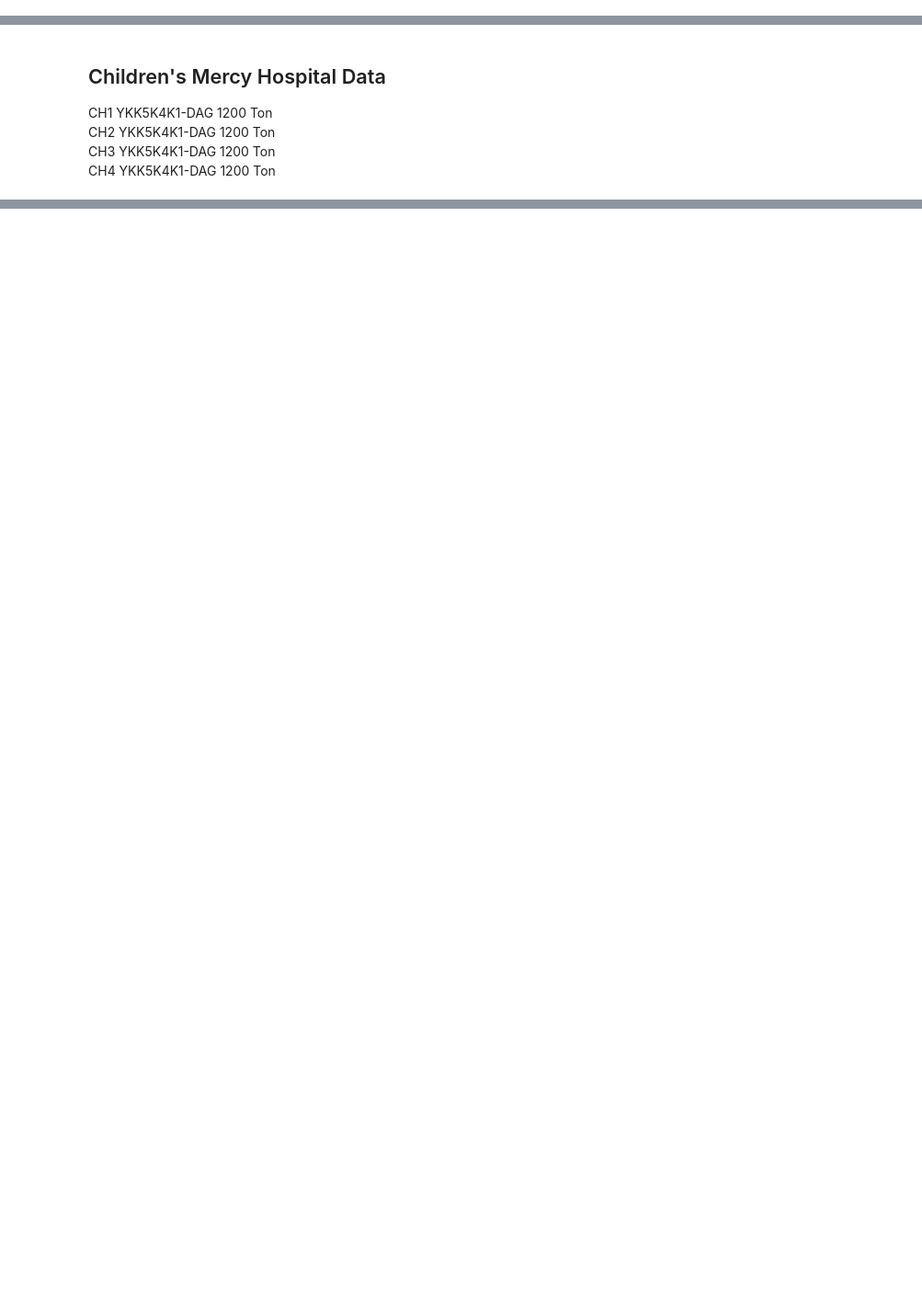
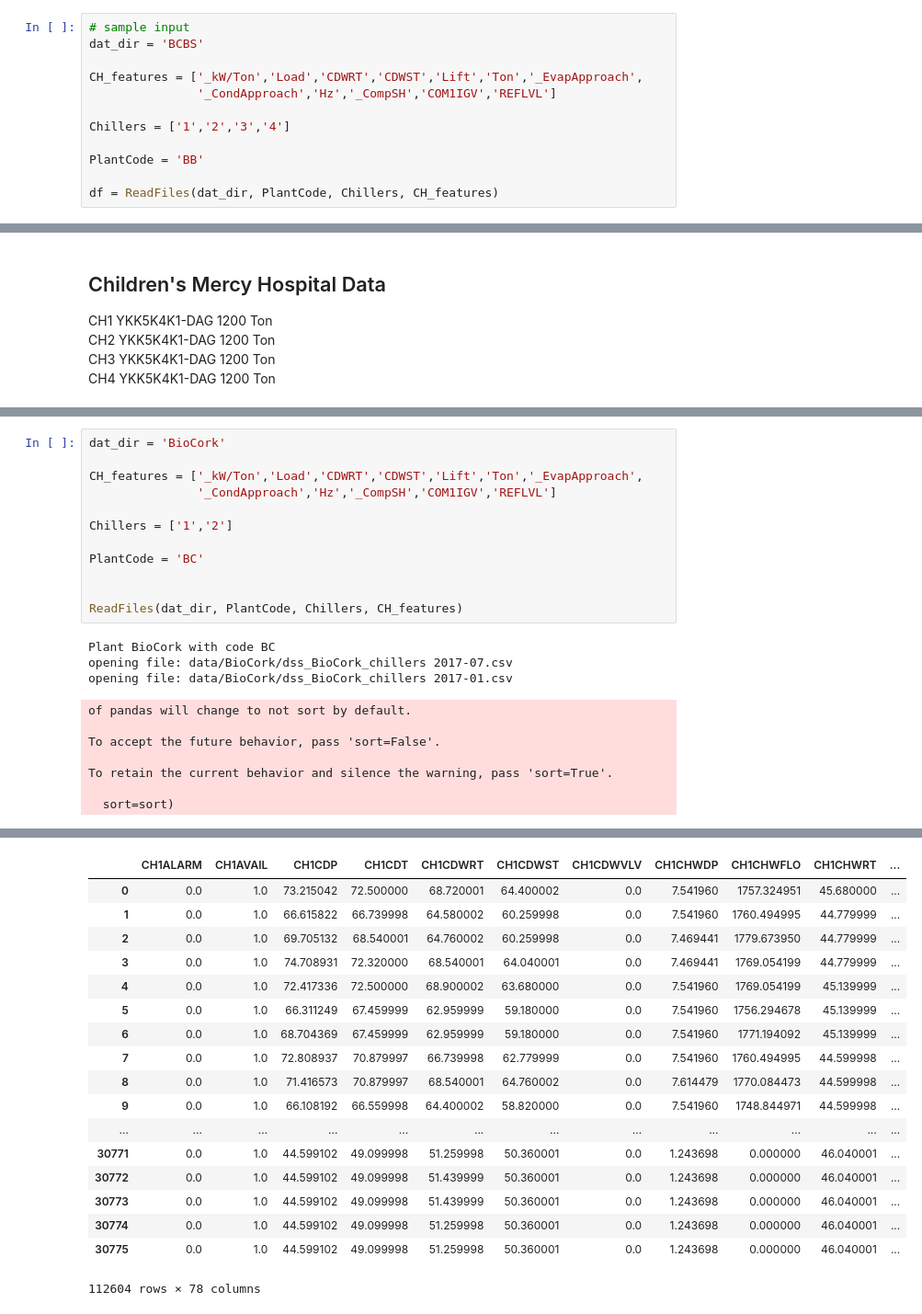
Before and after one commit to Stitchmaker/Metis_Bootcamp, a Jupyter notebook: Kojak_Project/Kojak_ExtractChillerData.ipynb, the cells around one changed output, grey strips where cells are left out. Shown: that part at 92% size. Saved outputs shown, nothing was run; the diff lists cells and outputs as text; blank space fills up the shorter version.

```diff
--- a/Kojak_Project/Kojak_ExtractChillerData.ipynb
+++ b/Kojak_Project/Kojak_ExtractChillerData.ipynb
@@ -9,0 +14,12 @@ import glob
+# %%
+# sample input
+dat_dir = 'BCBS'
+
+CH_features = ['_kW/Ton','Load','CDWRT','CDWST','Lift','Ton','_EvapApproach',
+               '_CondApproach','Hz','_CompSH','COM1IGV','REFLVL']
+
+Chillers = ['1','2','3','4']
+
+PlantCode = 'BB'
+
+df = ReadFiles(dat_dir, PlantCode, Chillers, CH_features)
@@ -282,0 +484,23 @@ KeyError: 'CH3Hz'
+# %%
+dat_dir = 'BioCork'
+
+CH_features = ['_kW/Ton','Load','CDWRT','CDWST','Lift','Ton','_EvapApproach',
+               '_CondApproach','Hz','_CompSH','COM1IGV','REFLVL']
+
+Chillers = ['1','2']
+
+PlantCode = 'BC'
+
+
+ReadFiles(dat_dir, PlantCode, Chillers, CH_features)
+# %% [output]
+Plant BioCork with code BC
+opening file: data/BioCork/dss_BioCork_chillers 2017-07.csv
+opening file: data/BioCork/dss_BioCork_chillers 2017-01.csv
+of pandas will change to not sort by default.
+
+To accept the future behavior, pass 'sort=False'.
+
+To retain the current behavior and silence the warning, pass 'sort=True'.
+
+  sort=sort)
@@ -282,0 +524,18 @@ KeyError: 'CH3Hz'
+|  | CH1ALARM | CH1AVAIL | CH1CDP | CH1CDT | CH1CDWRT | CH1CDWST | CH1CDWVLV | CH1CHWDP | CH1CHWFLO | CH1CHWRT | ... |
+| 0 | 0.0 | 1.0 | 73.215042 | 72.500000 | 68.720001 | 64.400002 | 0.0 | 7.541960 | 1757.324951 | 45.680000 | ... |
+| 1 | 0.0 | 1.0 | 66.615822 | 66.739998 | 64.580002 | 60.259998 | 0.0 | 7.541960 | 1760.494995 | 44.779999 | ... |
+| 2 | 0.0 | 1.0 | 69.705132 | 68.540001 | 64.760002 | 60.259998 | 0.0 | 7.469441 | 1779.673950 | 44.779999 | ... |
+| 3 | 0.0 | 1.0 | 74.708931 | 72.320000 | 68.540001 | 64.040001 | 0.0 | 7.469441 | 1769.054199 | 44.779999 | ... |
+| 4 | 0.0 | 1.0 | 72.417336 | 72.500000 | 68.900002 | 63.680000 | 0.0 | 7.541960 | 1769.054199 | 45.139999 | ... |
+| 5 | 0.0 | 1.0 | 66.311249 | 67.459999 | 62.959999 | 59.180000 | 0.0 | 7.541960 | 1756.294678 | 45.139999 | ... |
+| 6 | 0.0 | 1.0 | 68.704369 | 67.459999 | 62.959999 | 59.180000 | 0.0 | 7.541960 | 1771.194092 | 45.139999 | ... |
+| 7 | 0.0 | 1.0 | 72.808937 | 70.879997 | 66.739998 | 62.779999 | 0.0 | 7.541960 | 1760.494995 | 44.599998 | ... |
+| 8 | 0.0 | 1.0 | 71.416573 | 70.879997 | 68.540001 | 64.760002 | 0.0 | 7.614479 | 1770.084473 | 44.599998 | ... |
+| 9 | 0.0 | 1.0 | 66.108192 | 66.559998 | 64.400002 | 58.820000 | 0.0 | 7.541960 | 1748.844971 | 44.599998 | ... |
+| ... | ... | ... | ... | ... | ... | ... | ... | ... | ... | ... | ... |
+| 30771 | 0.0 | 1.0 | 44.599102 | 49.099998 | 51.259998 | 50.360001 | 0.0 | 1.243698 | 0.000000 | 46.040001 | ... |
+| 30772 | 0.0 | 1.0 | 44.599102 | 49.099998 | 51.439999 | 50.360001 | 0.0 | 1.243698 | 0.000000 | 46.040001 | ... |
+| 30773 | 0.0 | 1.0 | 44.599102 | 49.099998 | 51.439999 | 50.360001 | 0.0 | 1.243698 | 0.000000 | 46.040001 | ... |
+| 30774 | 0.0 | 1.0 | 44.599102 | 49.099998 | 51.259998 | 50.360001 | 0.0 | 1.243698 | 0.000000 | 46.040001 | ... |
+| 30775 | 0.0 | 1.0 | 44.599102 | 49.099998 | 51.259998 | 50.360001 | 0.0 | 1.243698 | 0.000000 | 46.040001 | ... |
+112604 rows × 78 columns
```
Also changed, not shown: parts of 46 cells of this notebook, 3 other files.
